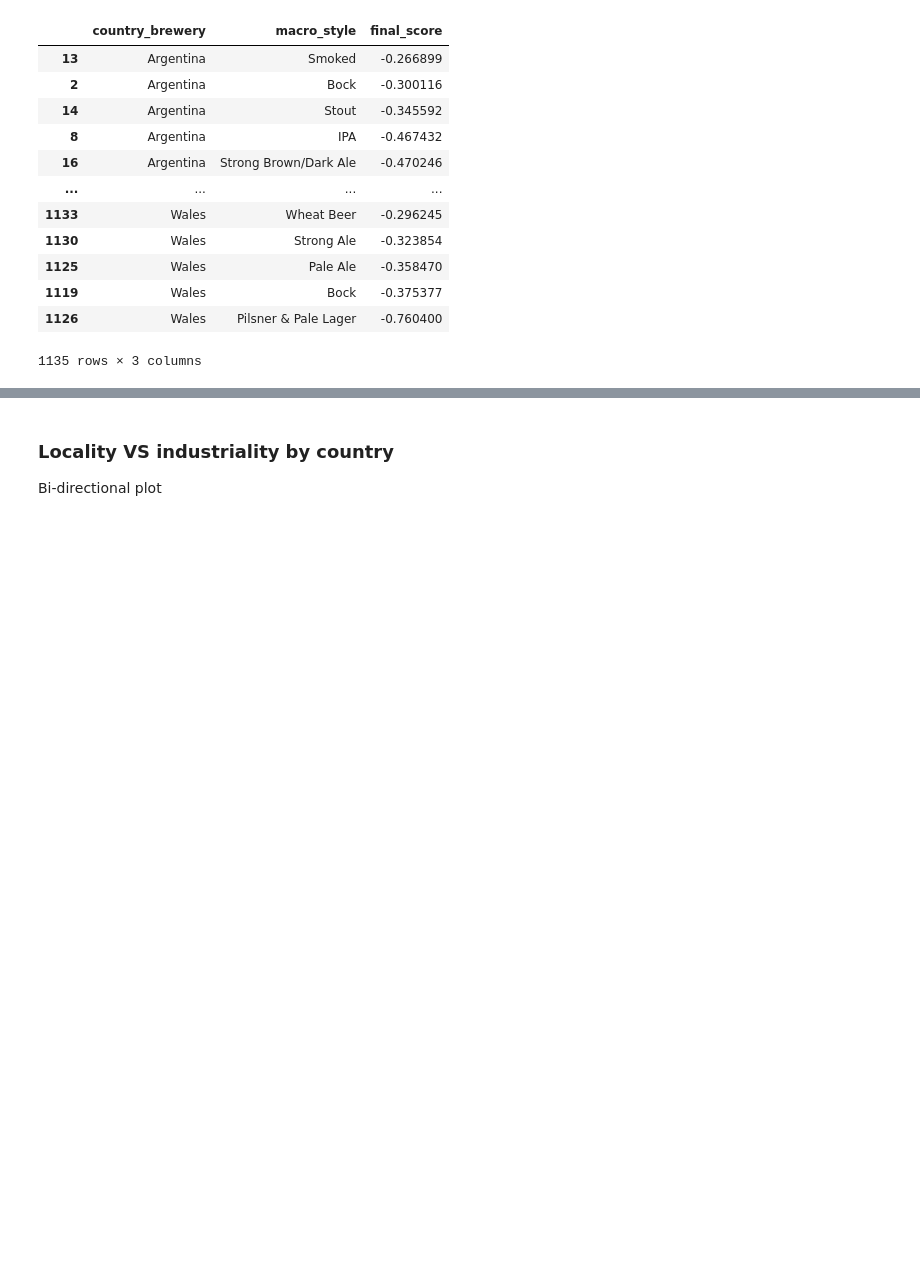
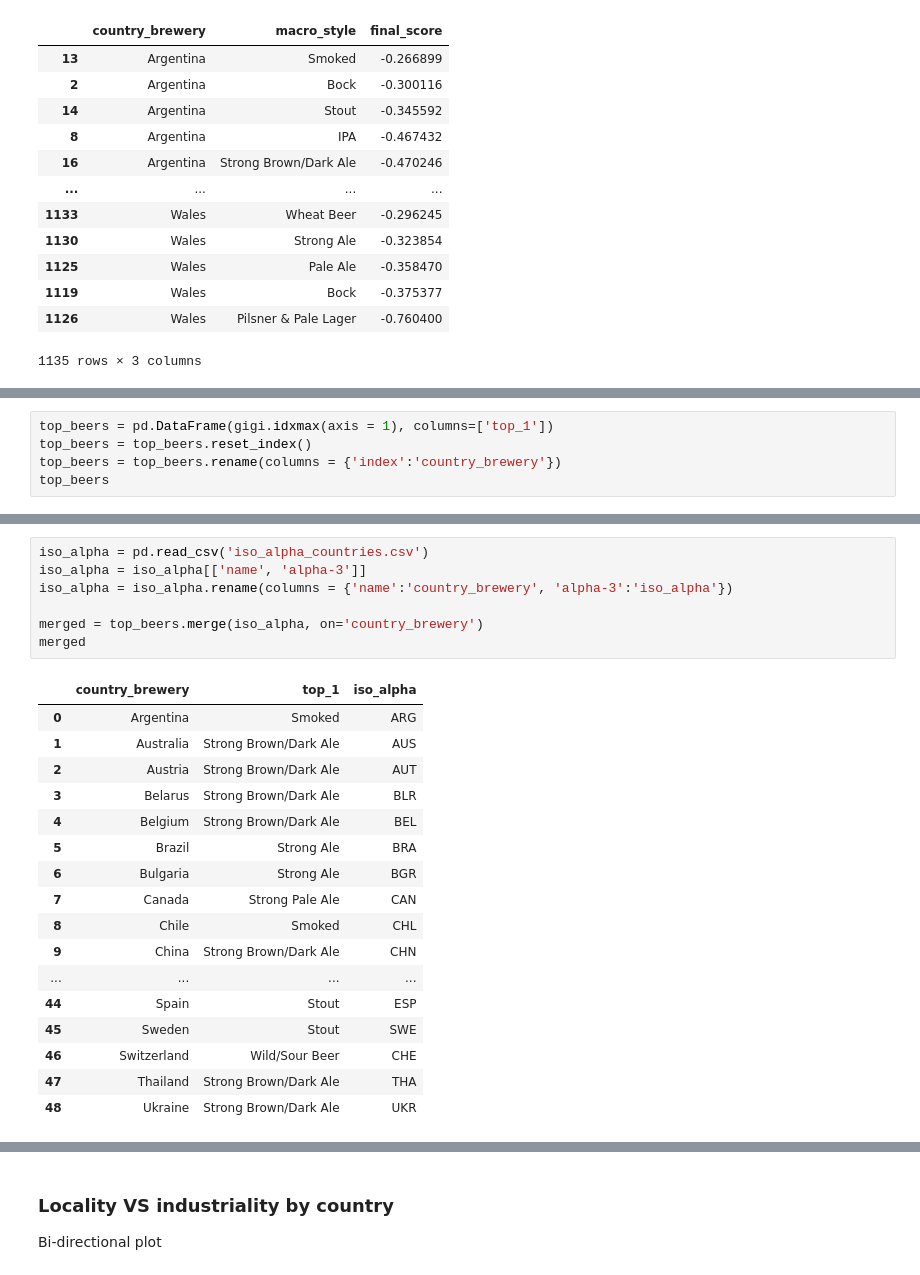
Before and after one commit to epfl-ada/ada-2023-project-adacadabra2023, a Jupyter notebook: notebooks/Milestone3_FINAL.ipynb, the cells around one changed output, grey strips where cells are left out. Cells and saved outputs as stored; diff of their text form; blank space fills up the shorter version.

```diff
--- a/notebooks/Milestone3_FINAL.ipynb
+++ b/notebooks/Milestone3_FINAL.ipynb
@@ -380,0 +401,5 @@ weighted_scores
+# %%
+top_beers = pd.DataFrame(gigi.idxmax(axis = 1), columns=['top_1'])
+top_beers = top_beers.reset_index()
+top_beers = top_beers.rename(columns = {'index':'country_brewery'})
+top_beers
@@ -380,0 +420,25 @@ weighted_scores
+# %%
+iso_alpha = pd.read_csv('iso_alpha_countries.csv')
+iso_alpha = iso_alpha[['name', 'alpha-3']]
+iso_alpha = iso_alpha.rename(columns = {'name':'country_brewery', 'alpha-3':'iso_alpha'})
+
+merged = top_beers.merge(iso_alpha, on='country_brewery')
+merged
+# %% [output]
+|  | country_brewery | top_1 | iso_alpha |
+| 0 | Argentina | Smoked | ARG |
+| 1 | Australia | Strong Brown/Dark Ale | AUS |
+| 2 | Austria | Strong Brown/Dark Ale | AUT |
+| 3 | Belarus | Strong Brown/Dark Ale | BLR |
+| 4 | Belgium | Strong Brown/Dark Ale | BEL |
+| 5 | Brazil | Strong Ale | BRA |
+| 6 | Bulgaria | Strong Ale | BGR |
+| 7 | Canada | Strong Pale Ale | CAN |
+| 8 | Chile | Smoked | CHL |
+| 9 | China | Strong Brown/Dark Ale | CHN |
+| ... | ... | ... | ... |
+| 44 | Spain | Stout | ESP |
+| 45 | Sweden | Stout | SWE |
+| 46 | Switzerland | Wild/Sour Beer | CHE |
+| 47 | Thailand | Strong Brown/Dark Ale | THA |
+| 48 | Ukraine | Strong Brown/Dark Ale | UKR |
```
Also changed, not shown: parts of 6 cells of this notebook.
